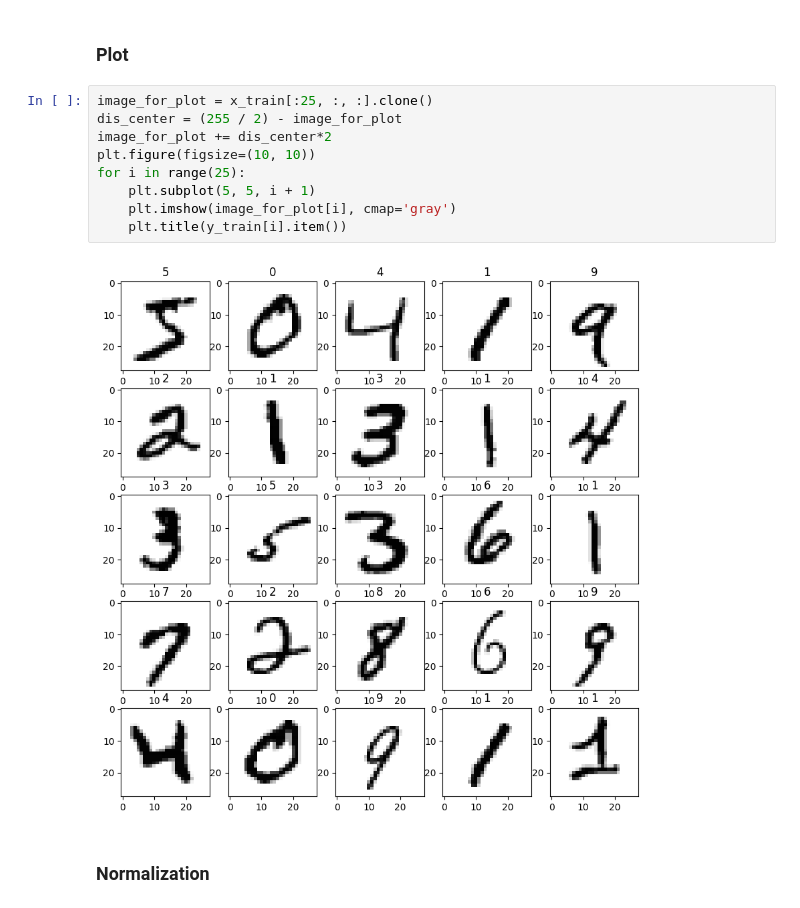
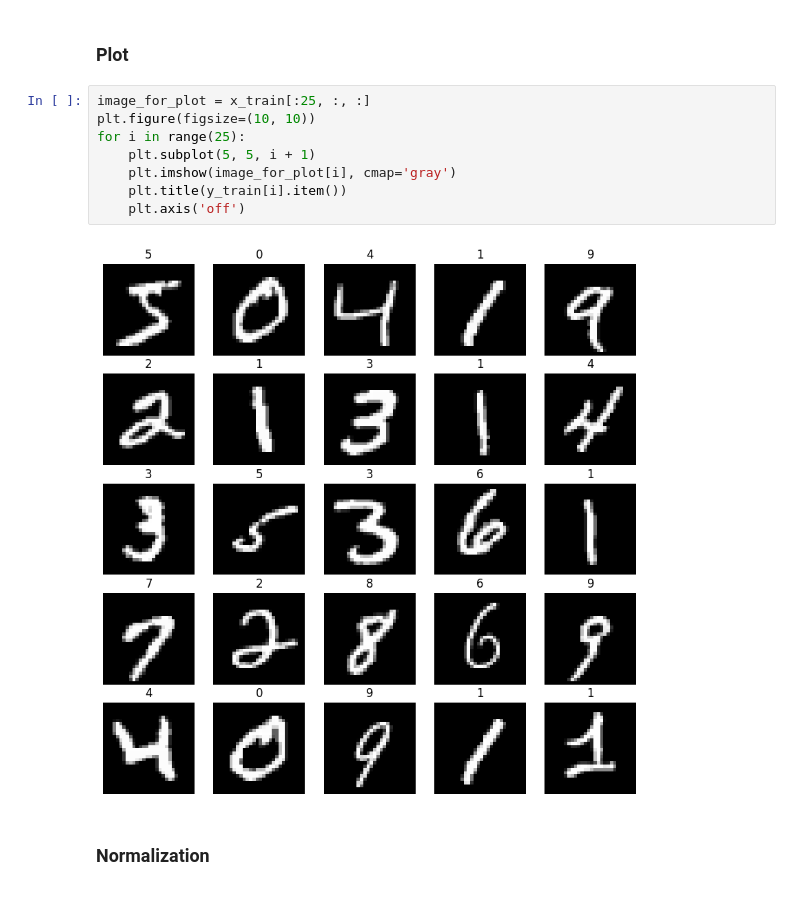
Before and after one commit to ILoveBacteria/machine-learning-assignments, a Jupyter notebook: assignment3/P3/3_MNIST_Classification.ipynb, the cells around one changed output. Saved outputs shown, nothing was run; the diff lists cells and outputs as text.

```diff
--- a/assignment3/P3/3_MNIST_Classification.ipynb
+++ b/assignment3/P3/3_MNIST_Classification.ipynb
@@ -111,16 +111,15 @@ Number of features: 784
 # %% [markdown]
 ### Plot
 # %%
-image_for_plot = x_train[:25, :, :].clone()
-dis_center = (255 / 2) - image_for_plot
-image_for_plot += dis_center*2
+image_for_plot = x_train[:25, :, :]
 plt.figure(figsize=(10, 10))
 for i in range(25):
     plt.subplot(5, 5, i + 1)
     plt.imshow(image_for_plot[i], cmap='gray')
     plt.title(y_train[i].item())
+    plt.axis('off')
 # %% [output]
-[figure, old version]
+[figure, new version]
 # %% [markdown]
 ### Normalization
 # %%
```
Also changed, not shown: parts of 65 cells of this notebook, 4 other files.
